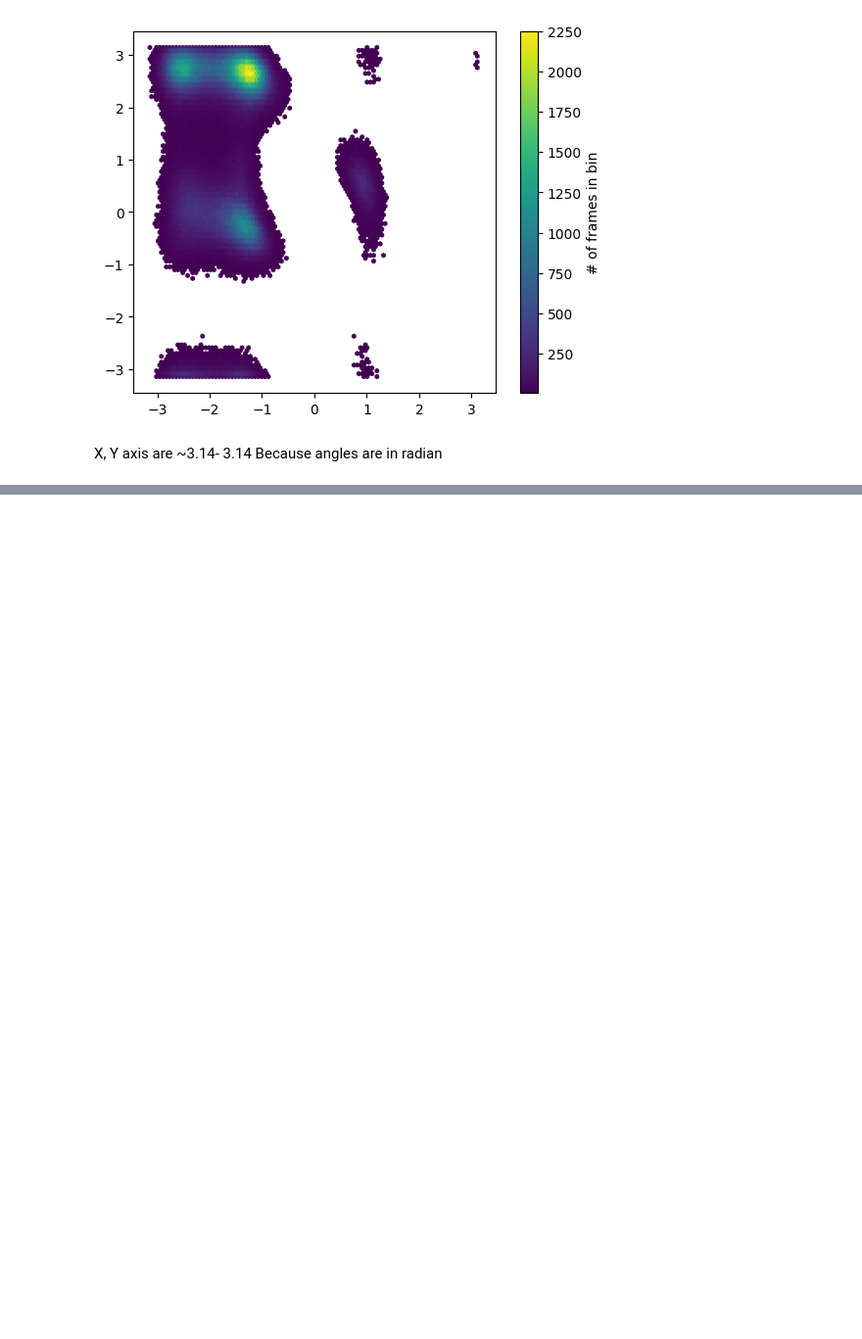
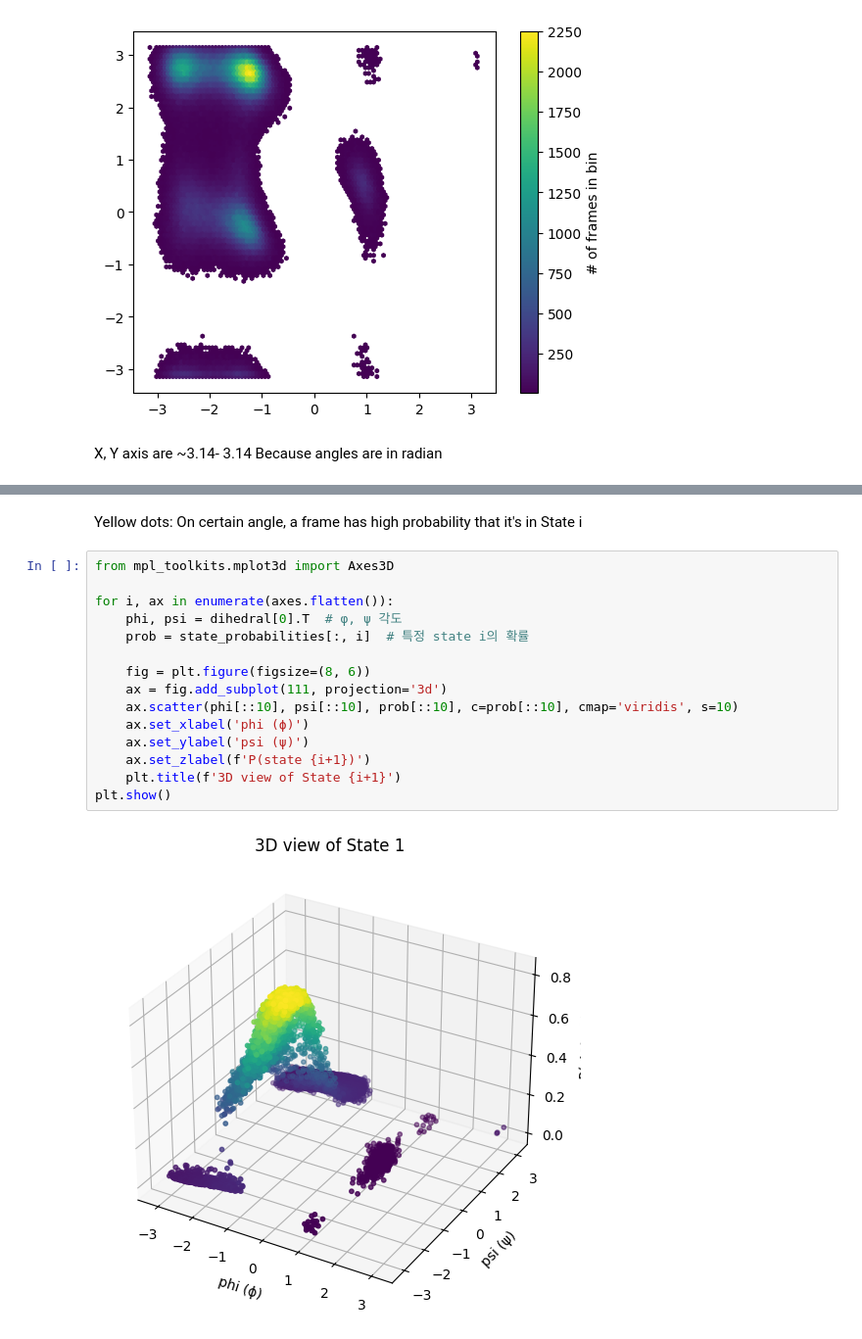
Before and after one commit to ssolh2906/Folding-msm, a Jupyter notebook: VAMPNets.ipynb, the cells around one changed output, grey strips where cells are left out. Shown at 98% size. Drawn from its saved outputs; the diff is of its cells as text; blank space fills up the shorter version.

```diff
--- a/VAMPNets.ipynb
+++ b/VAMPNets.ipynb
@@ -71,0 +167,19 @@ Because angles are in radian
+# %% [markdown]
+Yellow dots: On certain angle, a frame has high probability that it's in State i
+# %%
+from mpl_toolkits.mplot3d import Axes3D
+
+for i, ax in enumerate(axes.flatten()):
+    phi, psi = dihedral[0].T  # φ, ψ 각도
+    prob = state_probabilities[:, i]  # 특정 state i의 확률
+
+    fig = plt.figure(figsize=(8, 6))
+    ax = fig.add_subplot(111, projection='3d')
+    ax.scatter(phi[::10], psi[::10], prob[::10], c=prob[::10], cmap='viridis', s=10)
+    ax.set_xlabel('phi (ϕ)')
+    ax.set_ylabel('psi (ψ)')
+    ax.set_zlabel(f'P(state {i+1})')
+    plt.title(f'3D view of State {i+1}')
+plt.show()
+# %% [output]
+[figure, added]
```
Also changed, not shown: parts of 13 cells of this notebook.
